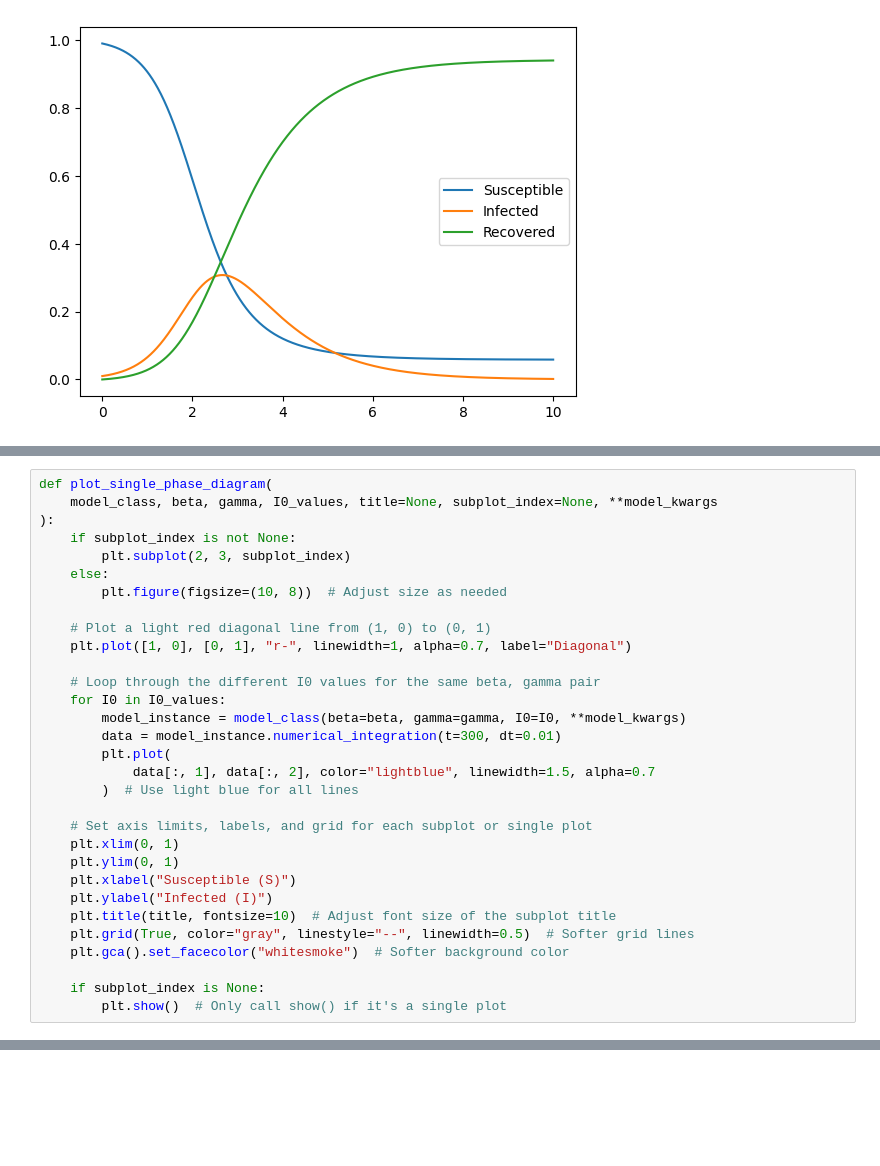
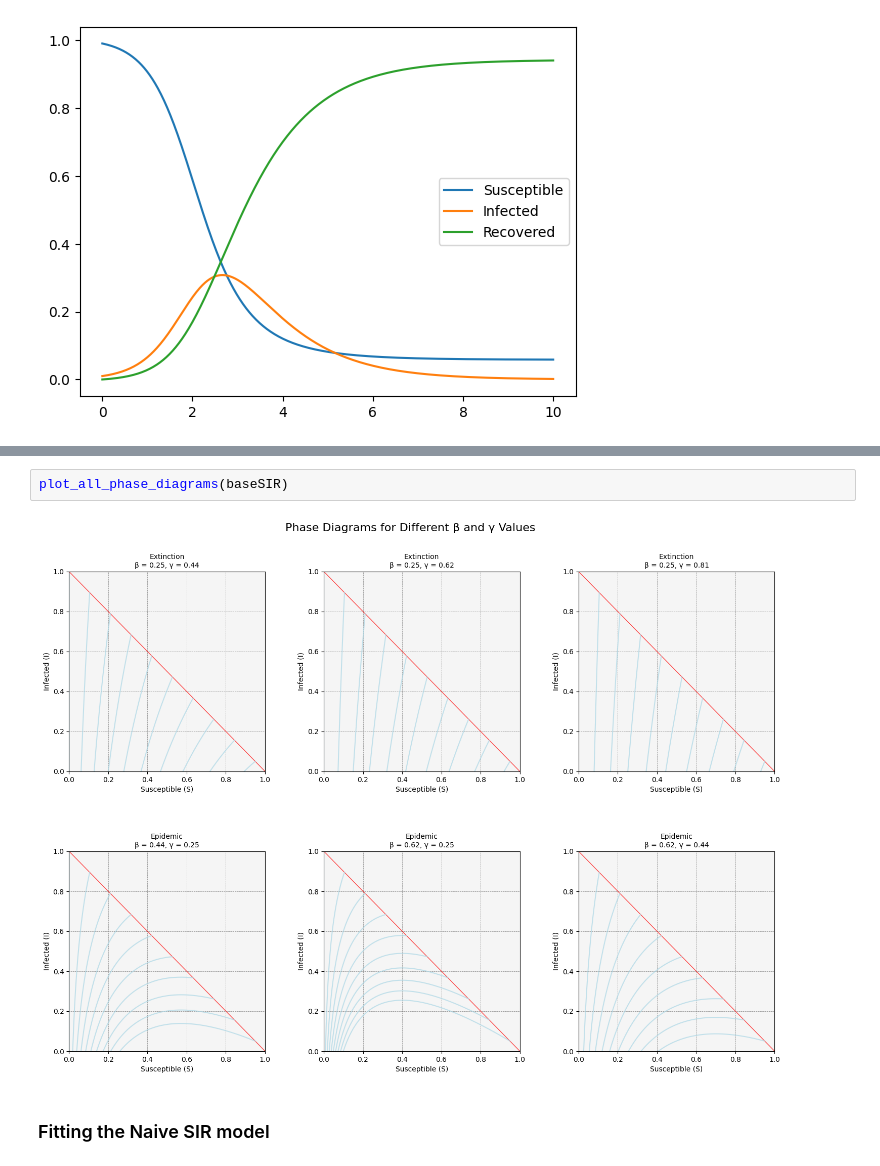
Before and after one commit to NaniHazbolatow/5284ITCS6Y, a Jupyter notebook: assignment1.ipynb, the cells around one changed output, grey strips where cells are left out. Drawn from its saved outputs; the diff is of its cells as text; blank space fills up the shorter version.

```diff
--- a/assignment1.ipynb
+++ b/assignment1.ipynb
@@ -127,31 +127,0 @@ In order to investigate what parameters determine this chain of events, phase pl
-# %%
-def plot_single_phase_diagram(
-    model_class, beta, gamma, I0_values, title=None, subplot_index=None, **model_kwargs
-):
-    if subplot_index is not None:
-        plt.subplot(2, 3, subplot_index)
-    else:
-        plt.figure(figsize=(10, 8))  # Adjust size as needed
-
-    # Plot a light red diagonal line from (1, 0) to (0, 1)
-    plt.plot([1, 0], [0, 1], "r-", linewidth=1, alpha=0.7, label="Diagonal")
-
-    # Loop through the different I0 values for the same beta, gamma pair
-    for I0 in I0_values:
-        model_instance = model_class(beta=beta, gamma=gamma, I0=I0, **model_kwargs)
-        data = model_instance.numerical_integration(t=300, dt=0.01)
-        plt.plot(
-            data[:, 1], data[:, 2], color="lightblue", linewidth=1.5, alpha=0.7
-        )  # Use light blue for all lines
-
-    # Set axis limits, labels, and grid for each subplot or single plot
-    plt.xlim(0, 1)
-    plt.ylim(0, 1)
-    plt.xlabel("Susceptible (S)")
-    plt.ylabel("Infected (I)")
-    plt.title(title, fontsize=10)  # Adjust font size of the subplot title
-    plt.grid(True, color="gray", linestyle="--", linewidth=0.5)  # Softer grid lines
-    plt.gca().set_facecolor("whitesmoke")  # Softer background color
-
-    if subplot_index is None:
-        plt.show()  # Only call show() if it's a single plot
@@ -157,0 +193,6 @@ def plot_single_phase_diagram(
+# %%
+plot_all_phase_diagrams(baseSIR)
+# %% [output]
+[figure, added]
+# %% [markdown]
+### Fitting the Naive SIR model
```
Also changed, not shown: parts of 5 cells of this notebook, 1 other file.
